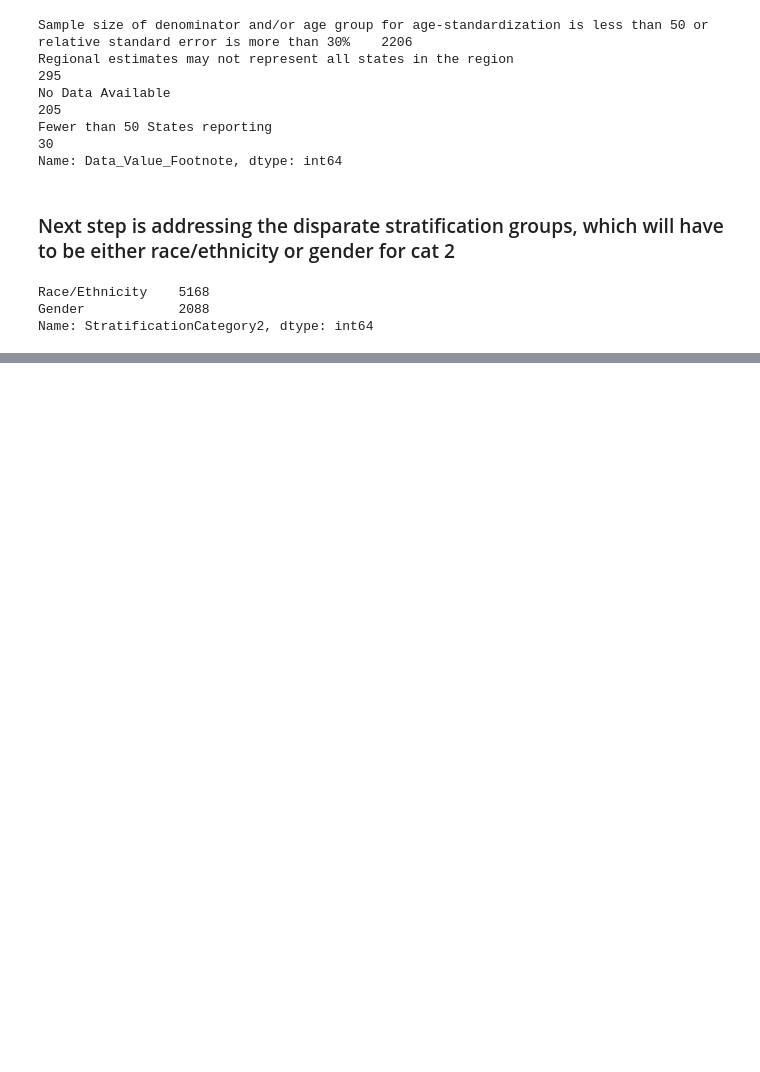
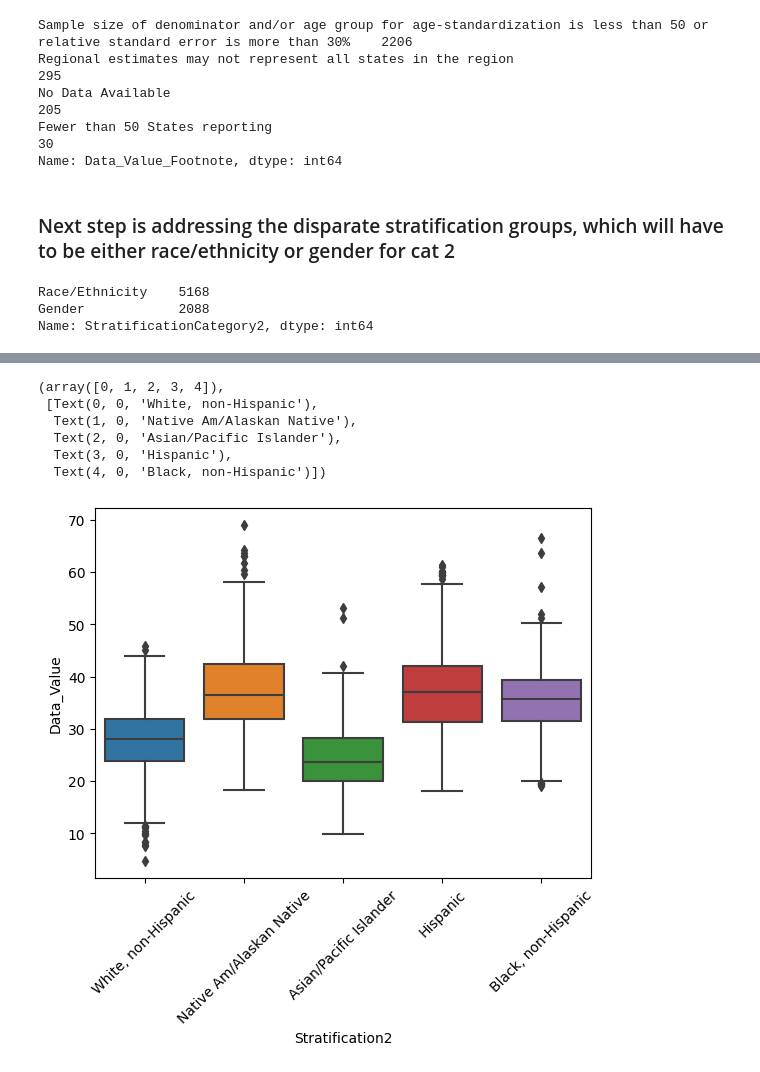
Before and after one commit to blakedshull/Project-4, a Jupyter notebook: Datacleaning.ipynb, the cells around one changed output, grey strips where cells are left out. Saved outputs shown, nothing was run; the diff lists cells and outputs as text; code cells hidden in the pictures; blank space fills up the shorter version.

```diff
--- a/Datacleaning.ipynb
+++ b/Datacleaning.ipynb
@@ -304,0 +350,3 @@ Name: StratificationCategory2, dtype: int64
+# %%
+phys = df.loc[df['Question']== "Percentage of older adults who have not had any leisure time physical activity in the past month"]
+phys.head()
@@ -304,0 +361,4 @@ Name: StratificationCategory2, dtype: int64
+# %%
+phys = phys.drop(columns=['Data_Value_Unit', 'DataValueTypeID', 'Topic', 'QuestionID', 'ClassID', 'TopicID',
+                      'Data_Value_Footnote_Symbol', 'StratificationID1', 'StratificationCategory1'])
+phys.head()
@@ -304,0 +372,3 @@ Name: StratificationCategory2, dtype: int64
+# %%
+physrace = phys.loc[df['StratificationCategory2']== 'Race/Ethnicity']
+physrace.head()
@@ -304,0 +382,11 @@ Name: StratificationCategory2, dtype: int64
+# %%
+sns.boxplot(x='Stratification2', y='Data_Value', data=physrace)
+plt.xticks(rotation = 45)
+# %% [output]
+(array([0, 1, 2, 3, 4]),
+ [Text(0, 0, 'White, non-Hispanic'),
+  Text(1, 0, 'Native Am/Alaskan Native'),
+  Text(2, 0, 'Asian/Pacific Islander'),
+  Text(3, 0, 'Hispanic'),
+  Text(4, 0, 'Black, non-Hispanic')])
+[figure, added]
```
Also changed, not shown: parts of 11 cells of this notebook.
